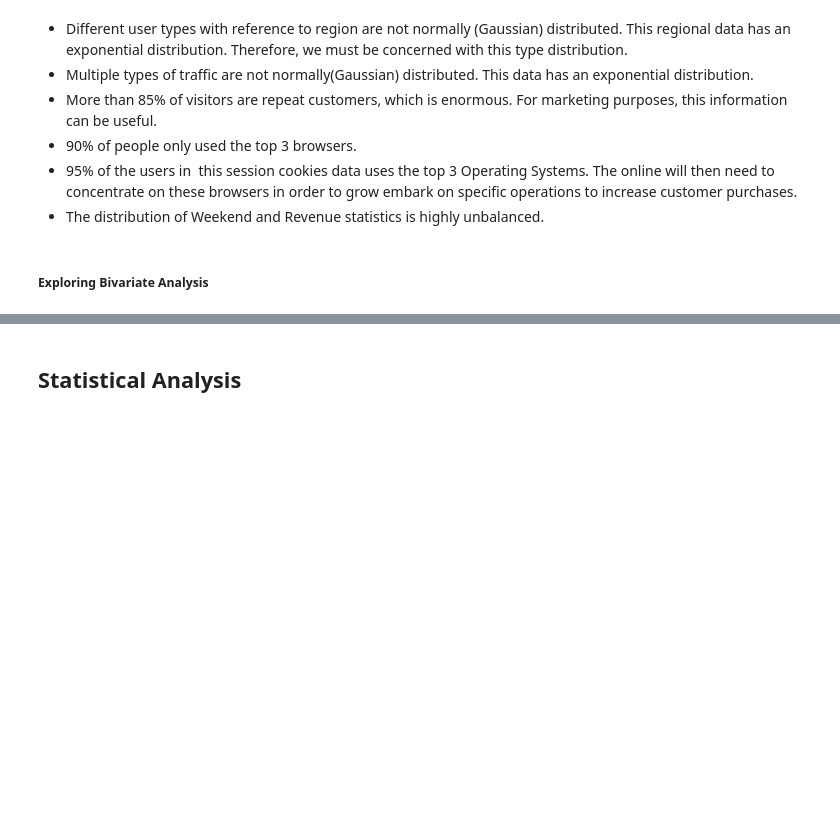
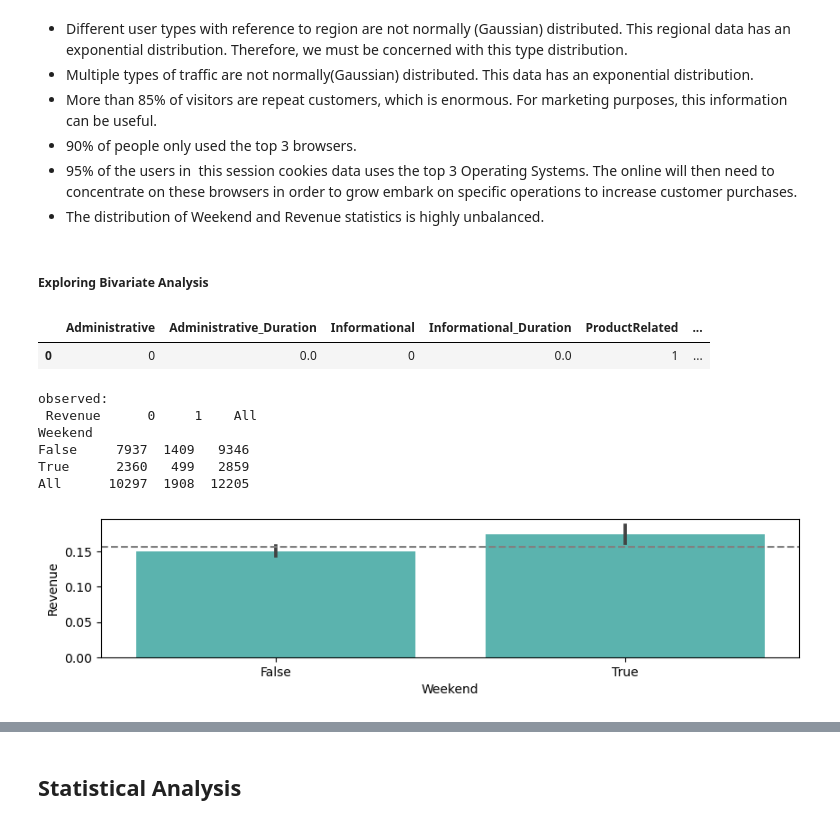
Before and after one commit to zeumoweb/Intro-to-ai-final-project, a Jupyter notebook: main.ipynb, the cells around one changed output, grey strips where cells are left out. Cells and saved outputs as stored; diff of their text form; code cells hidden in the pictures; blank space fills up the shorter version.

```diff
--- a/main.ipynb
+++ b/main.ipynb
@@ -98,5 +214,18 @@ exploredata.univariate(UserCookiesData, categorical_vars, quantitative_vars)
 - The distribution of Weekend and Revenue statistics is highly unbalanced.
 # %% [markdown]
 ##### Exploring Bivariate Analysis
+# %%
+UserCookiesData.head(1)
+# %% [output]
+|  | Administrative | Administrative_Duration | Informational | Informational_Duration | ProductRelated | ... |
+| 0 | 0 | 0.0 | 0 | 0.0 | 1 | ... |
 # %%
-exploredata.bivariate_categorical(data=UserCookiesData, target="Revenue", categorical_vars ="Weekend" )
+exploredata.bivariate_categorical(data=UserCookiesData, target="Revenue", categorical_variable ="Weekend" )
+# %% [output]
+observed:
+ Revenue      0     1    All
+Weekend
+False     7937  1409   9346
+True      2360   499   2859
+All      10297  1908  12205
+[figure, added]
```
Also changed, not shown: parts of 34 cells of this notebook, 1 other file.
